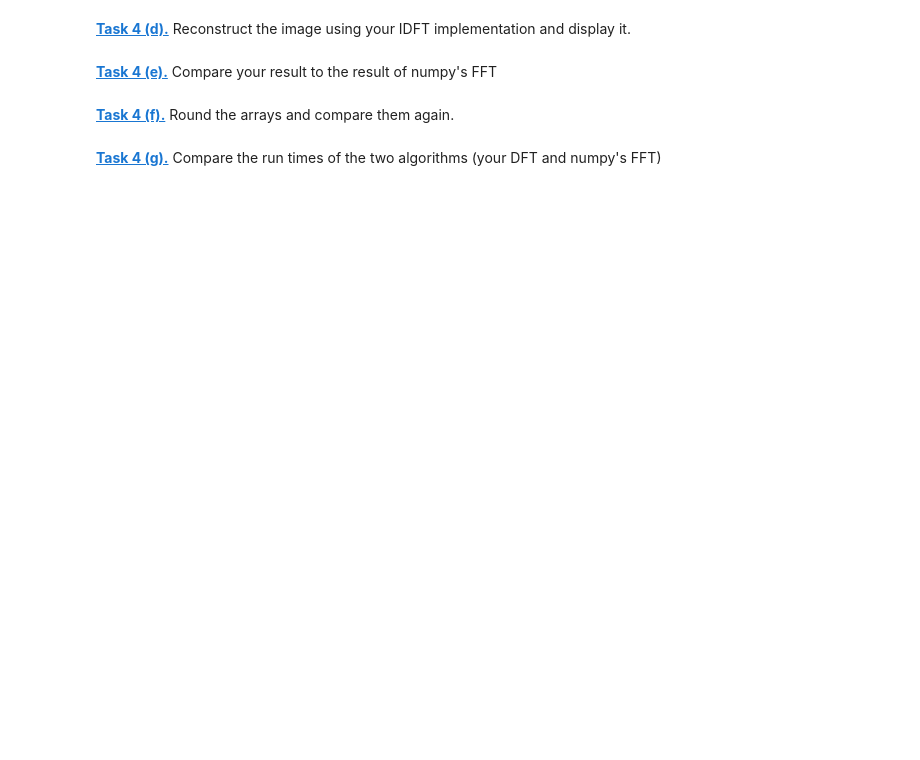
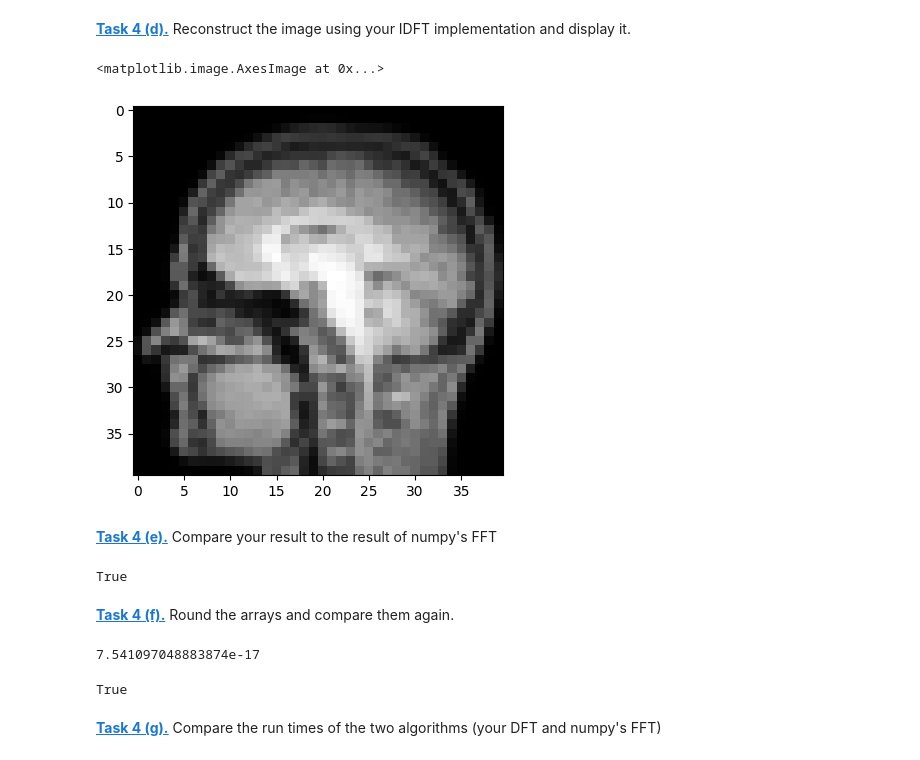
Before and after one commit to annachek3-creator/mobi-fs5-python, a Jupyter notebook: fourier.ipynb, the cells around one changed output. Saved outputs shown, nothing was run; the diff lists cells and outputs as text; code cells hidden in the pictures; blank space fills up the shorter version.

```diff
--- a/fourier.ipynb
+++ b/fourier.ipynb
@@ -240,5 +235,31 @@ NameError: name 'img' is not defined
+# %%
+def dft_transform(img):
+    M, N = img.shape
+    dft = np.zeros(img.shape, dtype=complex) #array mit komplexen zahlen
+
+    for u in range (M):
+        for v in range (N):
+            for x in range (M):
+                for y in range (N):
+
+                    dft[u,v] +=  img[x,y]* np.exp(-2j* np.pi*(u*x/M + v*y/N))
+            dft[u,v] *= 1/ (M*N)
+    return dft
 # %% [markdown]
 **[Task 4 (b).]()** Implement a function that computes the 2D-IDFT.
+# %%
+def idft_transform(img):
+    M, N = img.shape
+    dft = np.zeros(img.shape, dtype=complex) #array mit komplexen zahlen
+
+    for u in range (M):
+        for v in range (N):
+            for x in range (M):
+                for y in range (N):
+
+                    dft[u,v] += img[x,y]* np.exp(+2j* np.pi*(u*x/M + v*y/N))
+
+    return dft
 # %% [markdown]
 Due to high computational costs, we need to resize the image.
 # %%
@@ -249,2 +272,14 @@ NameError: name 'brain_img' is not defined
 # %% [markdown]
 **[Task 4 (c).]()** Apply your DFT implementation to the image and display amplitude and phase.
+# %%
+test_img_dft = dft_transform(test_img)
+plt.imshow(test_img_dft.real)
+
+test_img_amp= np.abs(test_img_dft)
+test_img_phase= np.angle(test_img_dft)
+
+plt.figure()
+plt.subplot(1, 2, 1)
+plt.imshow(np.log(test_img_amp))
+plt.subplot(1, 2, 2)
+plt.imshow(np.log(test_img_phase))
@@ -251,8 +290,31 @@ NameError: name 'brain_img' is not defined
 # %% [markdown]
 **[Task 4 (d).]()** Reconstruct the image using your IDFT implementation and display it.
+# %%
+test_img_idft = idft_transform(test_img_dft)
+plt.imshow(test_img_idft.real, 'grey')
+# %% [output]
+<matplotlib.image.AxesImage at 0x...>
+[figure, added]
 # %% [markdown]
 **[Task 4 (e).]()** Compare your result to the result of numpy's FFT
+# %%
+
+brain_fft = np.fft.fft2(test_img, norm= 'forward')
+np.allclose(brain_fft, test_img_dft)
+# %% [output]
+True
 # %% [markdown]
 **[Task 4 (f).]()** Round the arrays and compare them again.
+# %%
+brain_fft_rounded= np.round(brain_fft, 5)
+test_img_dft_rounded = np.round(test_img_dft, 5)
+mean_diff = np.mean(np.abs(brain_fft - test_img_dft))
+print(mean_diff)
+# %% [output]
+7.541097048883874e-17
+# %%
+(brain_fft_rounded == test_img_dft_rounded).all()
+# %% [output]
+True
 # %% [markdown]
 **[Task 4 (g).]()** Compare the run times of the two algorithms (your DFT and numpy's FFT)
```
Also changed, not shown: parts of 5 cells of this notebook.
